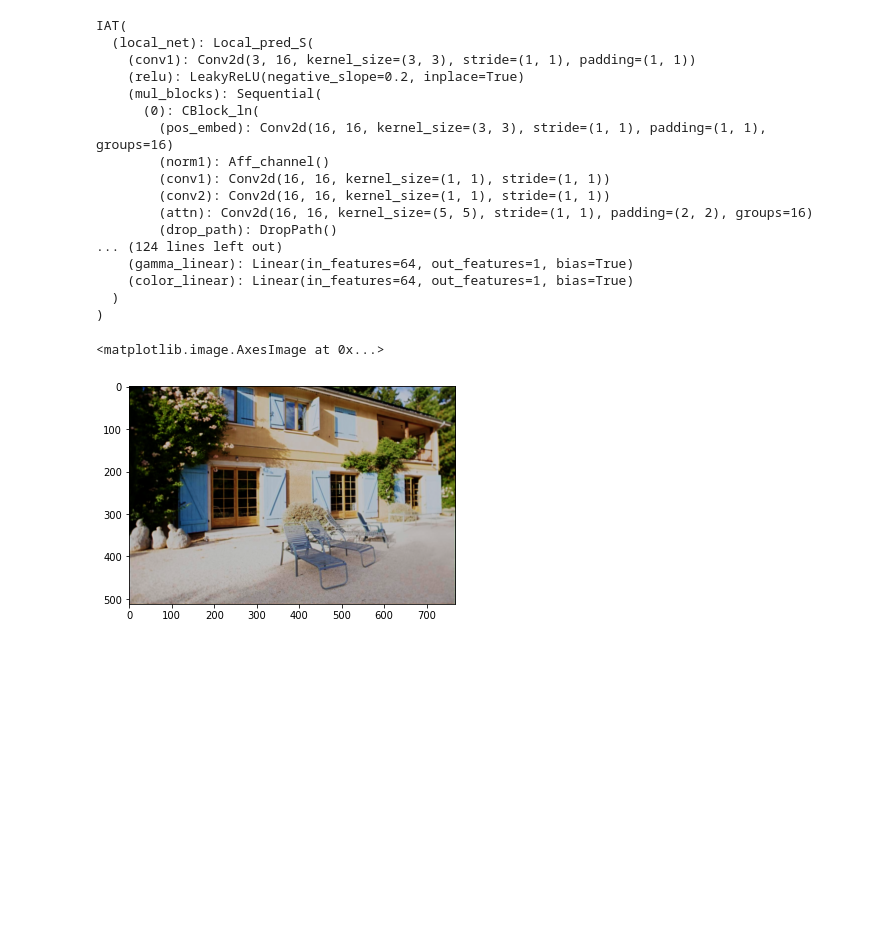
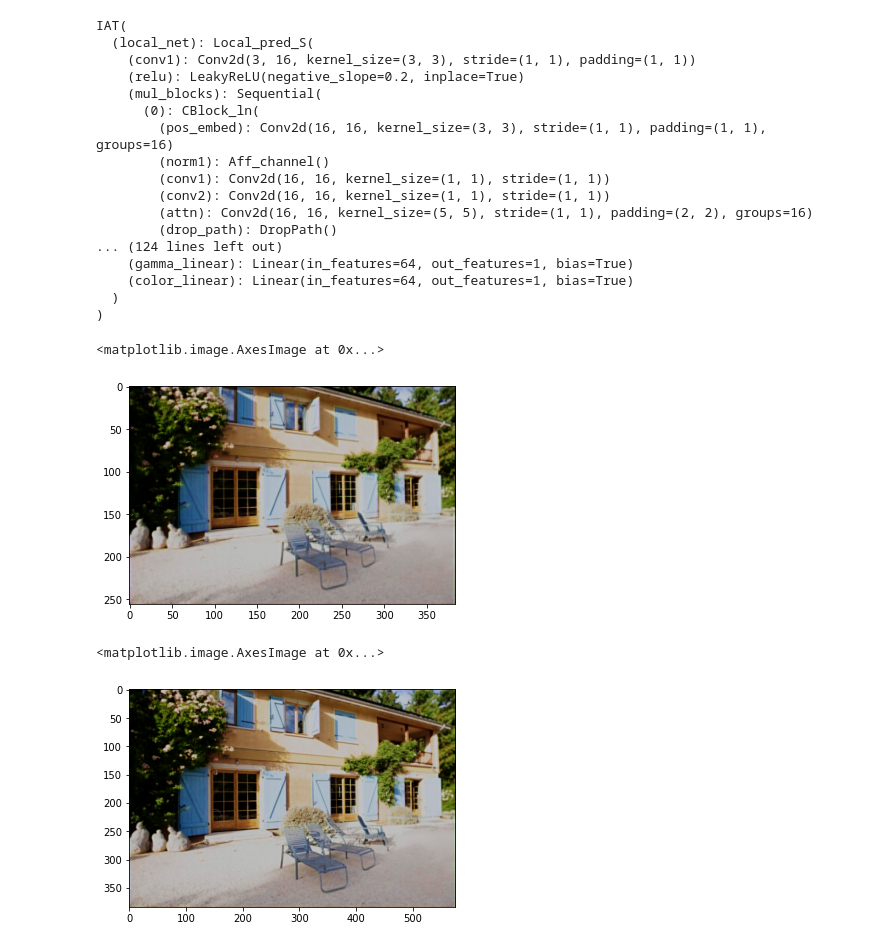
Before and after one commit to cuiziteng/IAT_demo, a Jupyter notebook: test_exposure.ipynb, the cells around one changed output. Saved outputs shown, nothing was run; the diff lists cells and outputs as text; code cells hidden in the pictures; blank space fills up the shorter version.

```diff
--- a/test_exposure.ipynb
+++ b/test_exposure.ipynb
@@ -35,7 +35,7 @@ IAT(
 def process_imag(img_path):
     img = Image.open(img_path)
     transform = Compose([
-        Scale(512),
+        Scale(384),
         ToTensor(),
         ConvertImageDtype(torch.float)
     ])
@@ -49,4 +49,9 @@ enhanced_img = model(img.unsqueeze(0))
 plt.imshow(enhanced_img[0].permute(1, 2, 0).detach().numpy())
 # %% [output]
 <matplotlib.image.AxesImage at 0x...>
-[figure, old version]
+[figure, new version]
+# %%
+plt.imshow(enhanced_img[0].permute(1, 2, 0).detach().numpy())
+# %% [output]
+<matplotlib.image.AxesImage at 0x...>
+[figure, added]
```
Also changed, not shown: 2 other files.
